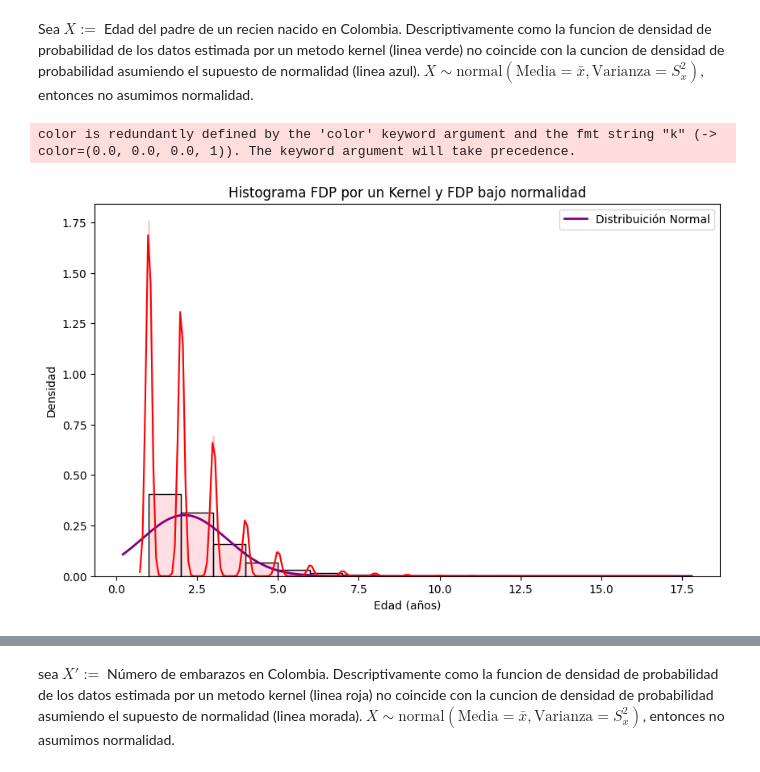
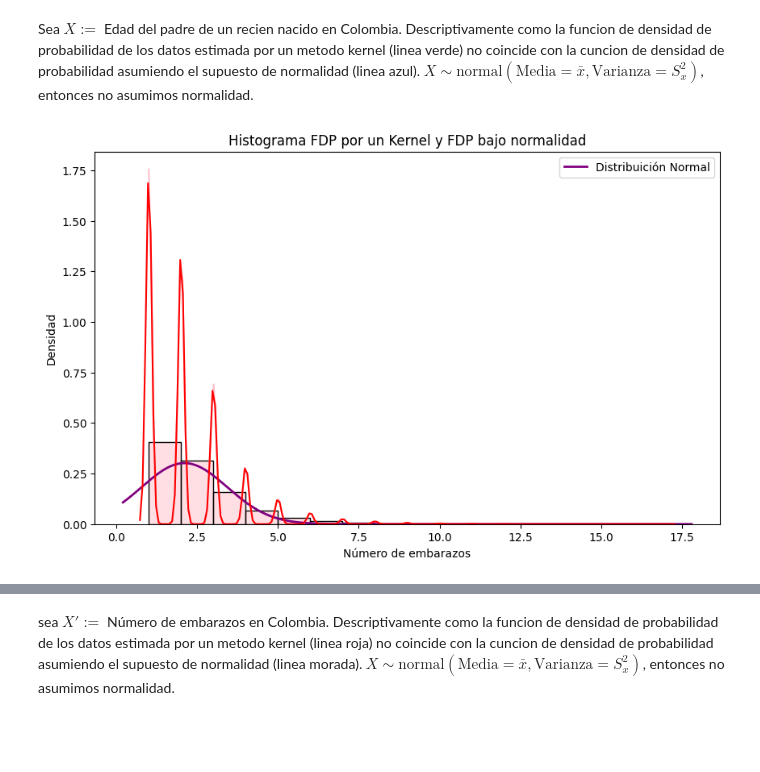
Before and after one commit to AlyFigueroa/Estad-stica-1-y-2, a Jupyter notebook: PartePráctica2.ipynb, the cells around one changed output, grey strips where cells are left out. Saved outputs shown, nothing was run; the diff lists cells and outputs as text; code cells hidden in the pictures; blank space fills up the shorter version.

```diff
--- a/PartePráctica2.ipynb
+++ b/PartePráctica2.ipynb
@@ -108,21 +192,20 @@ Descriptivamente como la funcion de densidad de probabilidad de los datos estima
 # %%
 intervalos1 = range(min(df1.N_EMB), max(df1.N_EMB) + 1)
 plt.figure(figsize=(10, 6))
 sns.histplot(x = df1.N_EMB, bins = intervalos1, kde = True, stat = "density", color = "pink", edgecolor= "black")#kde=true es la grafica de la función de densidad de probabilidad estimada por el metodo kernell
 
 xmin, xmax = plt.xlim()
 x = np.linspace(xmin, xmax, 1000)
 p = norm.pdf(x, np.mean(df1.N_EMB), np.std(df1.N_EMB)) #pdf=función de densidad de probapilidad de la distribución normal, mean=media, std=desviación  estandar
 
 plt.plot(x, p, 'k', linewidth=2, label='Distribuición Normal', color = "Purple")
 sns.kdeplot(x=df1.N_EMB, color ="red")
 
 plt.title("Histograma FDP por un Kernel y FDP bajo normalidad")
-plt.xlabel("Edad (años)")
+plt.xlabel("Número de embarazos")
 plt.ylabel("Densidad")
 plt.legend()
 
 plt.show()
 # %% [output]
-color is redundantly defined by the 'color' keyword argument and the fmt string "k" (-> color=(0.0, 0.0, 0.0, 1)). The keyword argument will take precedence.
-[figure, old version]
+[figure, new version]
```
Also changed, not shown: parts of 30 cells of this notebook.
